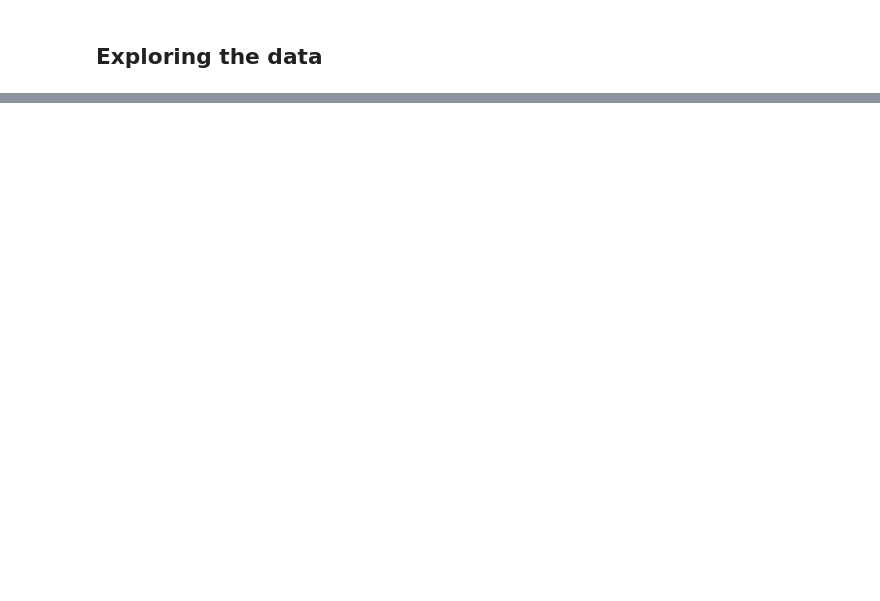
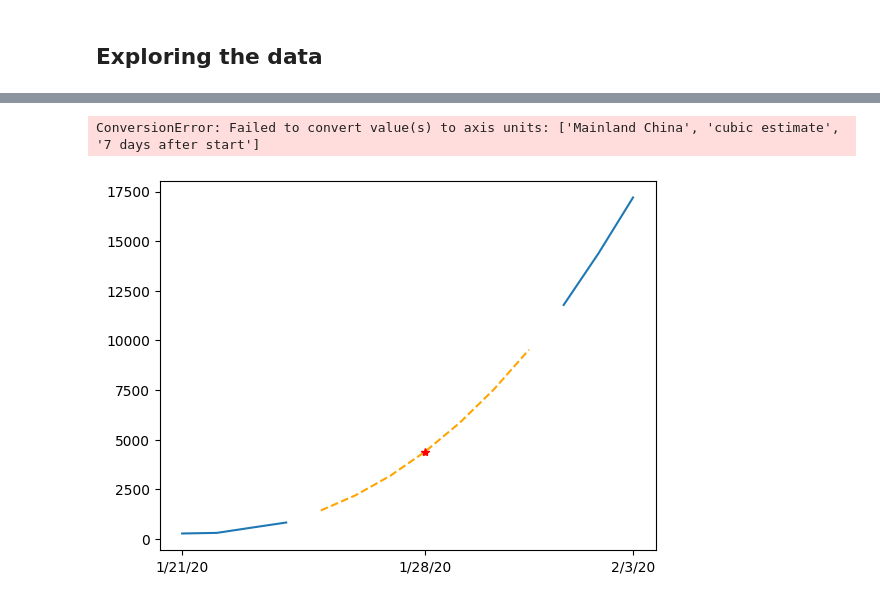
Before and after one commit to ARKA1112/Py_QuickNotes, a Jupyter notebook: numpy/Masked_Arrays.ipynb, the cells around one changed output, grey strips where cells are left out. Drawn from its saved outputs; the diff is of its cells as text; code cells hidden in the pictures; blank space fills up the shorter version.

```diff
--- a/numpy/Masked_Arrays.ipynb
+++ b/numpy/Masked_Arrays.ipynb
@@ -178,0 +280,11 @@ Text(0.5, 1.0, 'COVID-19 cumulative cases from Jan 21 to Feb 3 ')
+# %%
+# That is better: no more negative values. However we can still see that for some day, the cumulative number of cases seems to go down , which does not agree with the definition of cumulative data. If we look more closely at the data we can see whta in the period where there was missing data in mainland china, there was valid data for HongKong, Taiwan Macau and "Unspecified " regions of China. Maybe we can remove those from the total sum of cases in China, to get a better understanding of the data
+
+
+china_mask = (
+    (locations[:,1] == "China")
+    & (locations[:, 0] != "Hong Kong")
+    & (locations[:, 0] != "Taiwan")
+    & (locations[:, 0] != "Macau")
+    & (locations[:, 0] != "Unspecified")
+)
@@ -178,0 +296,5 @@ Text(0.5, 1.0, 'COVID-19 cumulative cases from Jan 21 to Feb 3 ')
+# %%
+# Now we can correctly sum entries for mainland China:
+
+china_total = nbcases_ma[china_mask].sum(axis=0)
+china_total
@@ -178,0 +330,5 @@ Text(0.5, 1.0, 'COVID-19 cumulative cases from Jan 21 to Feb 3 ')
+# %%
+# We can also access teh valid entries by using the logival negation for this mask:
+
+valid = china_total[~china_total.mask]
+valid
@@ -178,0 +347,8 @@ Text(0.5, 1.0, 'COVID-19 cumulative cases from Jan 21 to Feb 3 ')
+# %%
+# Finally we can also use the fitting funcitonality of the np.polynomial package to create a cubic polynomial model that fits the data as best as possibile:
+
+
+t = np.arange(len(china_total))
+model = np.polynomial.Polynomial.fit(t[~china_total.mask], valid, deg=3)
+plt.plot(t, china_total)
+plt.plot(t, model(t), "--")
@@ -178,0 +358,13 @@ Text(0.5, 1.0, 'COVID-19 cumulative cases from Jan 21 to Feb 3 ')
+# %%
+# This plot is not so readable since the liens seem to be over each other, so lets summarize in amore elaborate plot. WE will plot the real data when available, and show the cubic fit for unavailable data, using this fit to compute an estimate to the observed number of cases on jan, 7 days after the beginning of the records
+
+
+plt.plot(t, china_total)
+plt.plot(t[china_total.mask], model(t)[china_total.mask], '--', color='orange')
+plt.plot(7, model(7), 'r*')
+plt.xticks([0,7,13], dates[[0,7,13]])
+plt.yticks(['Mainland China', "cubic estimate", "7 days after start"])
+plt.title("")
+# %% [output]
+ConversionError: Failed to convert value(s) to axis units: ['Mainland China', 'cubic estimate', '7 days after start']
+[figure, added]
```
Also changed, not shown: parts of 26 cells of this notebook, 2 other files.
